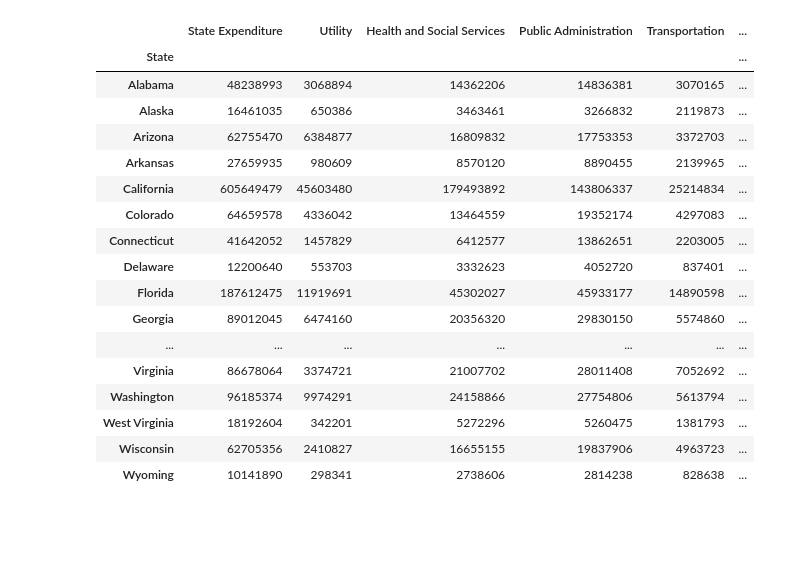
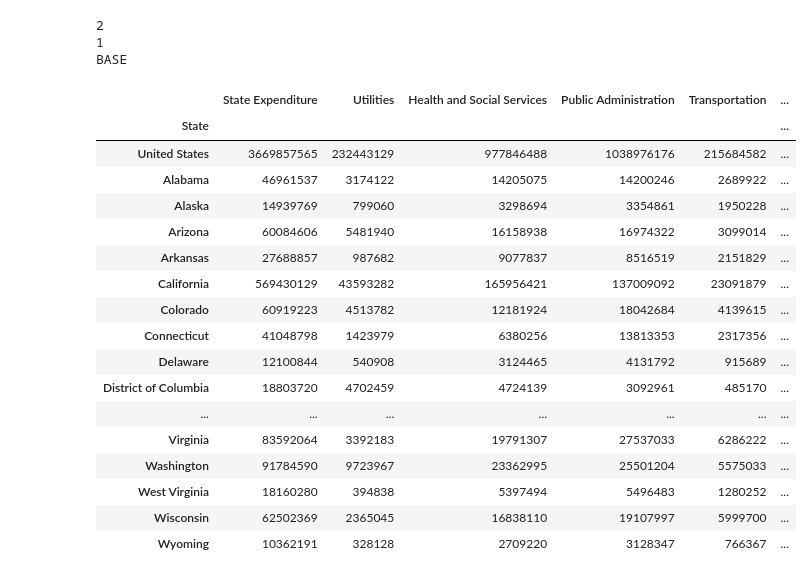
Before and after one commit to uchicago-2023-capp30122/30122-project-cappy-funding, a Jupyter notebook: clean_notebook.ipynb, the cells around one changed output. Drawn from its saved outputs; the diff is of its cells as text; code cells hidden in the pictures; blank space fills up the shorter version.

Commit message:
completed census data clean

```diff
--- a/clean_notebook.ipynb
+++ b/clean_notebook.ipynb
@@ -43,6 +55,7 @@ df["Education"] = df[educ].sum(axis=1)
 df["Public Administration"] = df[educ].sum(axis=1)
 df["Transportation"] = df[transport].sum(axis=1)
 df.drop(columns = social + educ + govt + transport, inplace=True)
+df['State'] = df['State'].replace('United States Total','United States')
 
 required_col_names = [col for col in df.columns[1:]]
 
@@ -54,14 +67,12 @@ for col in [col for col in required_col_names]:
 
     df[col + " (State Expenditure as % of Total US)"] = \
         df.apply(lambda x : (x[col] / int(df.loc[df["State"] ==
-            "United States Total", col])) * 100, axis = 1)
+            "United States", col])) * 100, axis = 1)
     df[col + " (as % of Total State Expenditure)"] = (df[col] /
     df["State Expenditure"] * 100)
 
 df.set_index(["State"], inplace = True)
 
-cleaned_data = df.to_csv("cleaned_data")
-
 df
 # %% [output]
 | Description | State Expenditure | Utilities | Health and Social Services | Public Administration | Transportation | ... |
@@ -82,17 +93,3 @@ df
 | West Virginia | 18160280 | 394838 | 5397494 | 5496483 | 1280252 | ... |
 | Wisconsin | 62502369 | 2365045 | 16838110 | 19107997 | 5999700 | ... |
 | Wyoming | 10362191 | 328128 | 2709220 | 3128347 | 766367 | ... |
-# %%
-main_df = pd.read_csv("cleaned_data", index_col = "State")
-
-other_df = pd.read_csv("USAspending_data.csv")
-other_df = other_df.rename(columns={"name": "State"})
-other_df.set_index("State", inplace=True)
-other_df = other_df[other_df["type"] == "state"]
-
-other_df_2 = pd.read_csv("USAspending_data.csv")
-other_df_2 = other_df_2.rename(columns={"name": "State"})
-other_df_2.set_index("State", inplace=True)
-other_df_2 = other_df[other_df["type"] == "state"]
-
-other_df
@@ -117,0 +96,9 @@ other_df
+# %%
+pop_df = pd.read_csv("us_census_population.csv")
+pop_df = pop_df.iloc[:,0:2]
+pop_df.columns = ["State", "2020 Census Population"]
+pop_df['State'] = pop_df['State'].str.strip()
+pop_df = pop_df[pop_df["State"].isin(STATE_NAMES_WITH_UNITED_STATES)]
+pop_df.set_index("State", inplace=True)
+
+pop_df
@@ -117,0 +124,9 @@ other_df
+# %%
+poverty_df = pd.read_csv("us_poverty_by_state.csv")
+poverty_df = poverty_df.iloc[:,0:2]
+poverty_df.columns = ["State", "3-Year Average Poverty Rate (2018-2020)"]
+poverty_df['State'] = poverty_df['State'].str.strip()
+poverty_df = poverty_df[poverty_df["State"].isin(STATE_NAMES_WITH_UNITED_STATES)]
+poverty_df.set_index("State", inplace=True)
+
+poverty_df
@@ -118,47 +152,52 @@ other_df
 # %%
-df_lst = [(other_df, ["amount"]), (other_df_2, ["code"])]
+df_lst = [(poverty_df, []), (pop_df, [])]
 
 def combine_dataframes_by_state(main_df, df_lst):
     """
     Recursively concatenates multiple panda dataframes (with "State"
     as the index) with only the required columns
 
     Inputs:
         df_lst (lst of tuples): (df, [cols to extract])
         ### If extracting all columns, [cols to extract] should be
         an empty list ###
 
     Returns:
         final_df (pandas series): concatenated pandas dataframes
     """
     if len(df_lst) == 0:
+        print("BASE")
         return main_df
 
+    print(len(df_lst))
     other_df, col_lst = df_lst.pop()
     if col_lst != []:
         new_df = main_df.merge(other_df[col_lst], on="State")
     else:
         new_df = main_df.merge(other_df, on="State")
 
     return combine_dataframes_by_state(new_df, df_lst)
 
-combine_dataframes_by_state(main_df, df_lst)
+combine_dataframes_by_state(df, df_lst)
 # %% [output]
+2
+1
+BASE
-|  | State Expenditure | Utility | Health and Social Services | Public Administration | Transportation | ... |
+|  | State Expenditure | Utilities | Health and Social Services | Public Administration | Transportation | ... |
 | State |  |  |  |  |  | ... |
-| Alabama | 48238993 | 3068894 | 14362206 | 14836381 | 3070165 | ... |
-| Alaska | 16461035 | 650386 | 3463461 | 3266832 | 2119873 | ... |
-| Arizona | 62755470 | 6384877 | 16809832 | 17753353 | 3372703 | ... |
-| Arkansas | 27659935 | 980609 | 8570120 | 8890455 | 2139965 | ... |
-| California | 605649479 | 45603480 | 179493892 | 143806337 | 25214834 | ... |
-| Colorado | 64659578 | 4336042 | 13464559 | 19352174 | 4297083 | ... |
-| Connecticut | 41642052 | 1457829 | 6412577 | 13862651 | 2203005 | ... |
-| Delaware | 12200640 | 553703 | 3332623 | 4052720 | 837401 | ... |
-| Florida | 187612475 | 11919691 | 45302027 | 45933177 | 14890598 | ... |
-| Georgia | 89012045 | 6474160 | 20356320 | 29830150 | 5574860 | ... |
+| United States | 3669857565 | 232443129 | 977846488 | 1038976176 | 215684582 | ... |
+| Alabama | 46961537 | 3174122 | 14205075 | 14200246 | 2689922 | ... |
+| Alaska | 14939769 | 799060 | 3298694 | 3354861 | 1950228 | ... |
+| Arizona | 60084606 | 5481940 | 16158938 | 16974322 | 3099014 | ... |
+| Arkansas | 27688857 | 987682 | 9077837 | 8516519 | 2151829 | ... |
+| California | 569430129 | 43593282 | 165956421 | 137009092 | 23091879 | ... |
+| Colorado | 60919223 | 4513782 | 12181924 | 18042684 | 4139615 | ... |
+| Connecticut | 41048798 | 1423979 | 6380256 | 13813353 | 2317356 | ... |
+| Delaware | 12100844 | 540908 | 3124465 | 4131792 | 915689 | ... |
+| District of Columbia | 18803720 | 4702459 | 4724139 | 3092961 | 485170 | ... |
 | ... | ... | ... | ... | ... | ... | ... |
-| Virginia | 86678064 | 3374721 | 21007702 | 28011408 | 7052692 | ... |
-| Washington | 96185374 | 9974291 | 24158866 | 27754806 | 5613794 | ... |
-| West Virginia | 18192604 | 342201 | 5272296 | 5260475 | 1381793 | ... |
-| Wisconsin | 62705356 | 2410827 | 16655155 | 19837906 | 4963723 | ... |
-| Wyoming | 10141890 | 298341 | 2738606 | 2814238 | 828638 | ... |
+| Virginia | 83592064 | 3392183 | 19791307 | 27537033 | 6286222 | ... |
+| Washington | 91784590 | 9723967 | 23362995 | 25501204 | 5575033 | ... |
+| West Virginia | 18160280 | 394838 | 5397494 | 5496483 | 1280252 | ... |
+| Wisconsin | 62502369 | 2365045 | 16838110 | 19107997 | 5999700 | ... |
+| Wyoming | 10362191 | 328128 | 2709220 | 3128347 | 766367 | ... |
```
Also changed, not shown: parts of 5 cells of this notebook.
